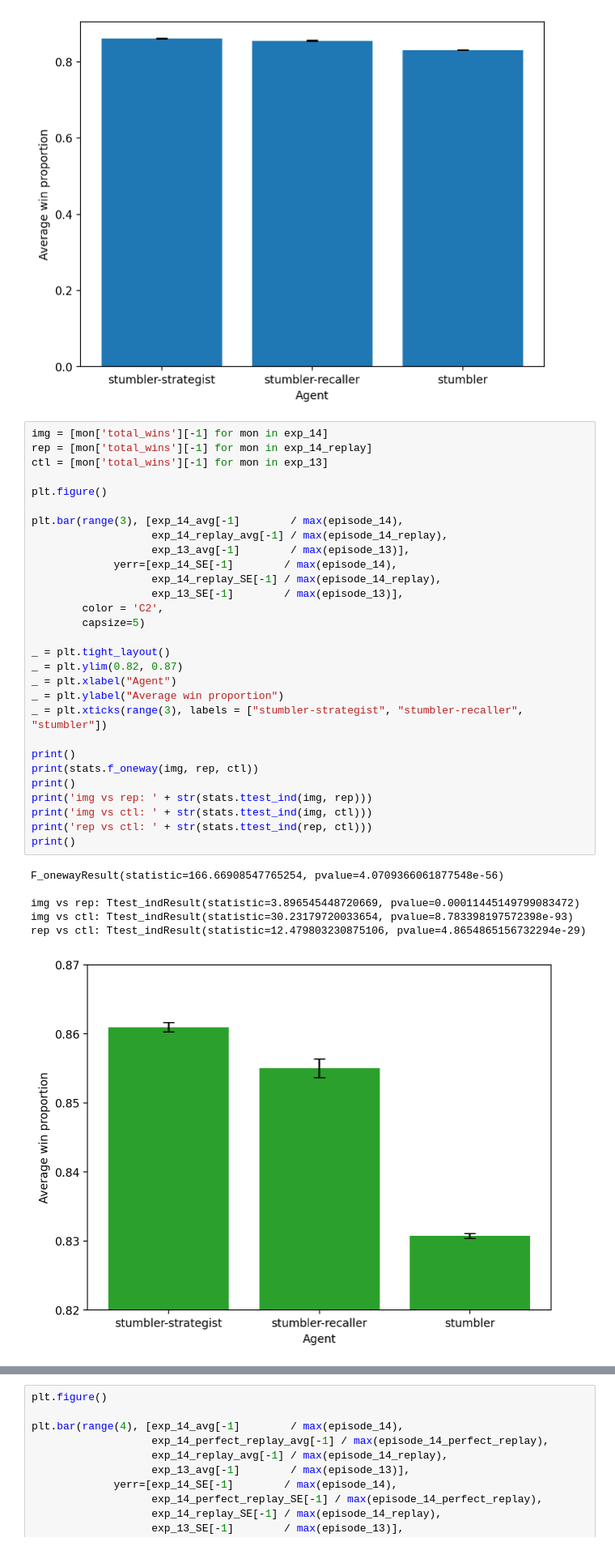
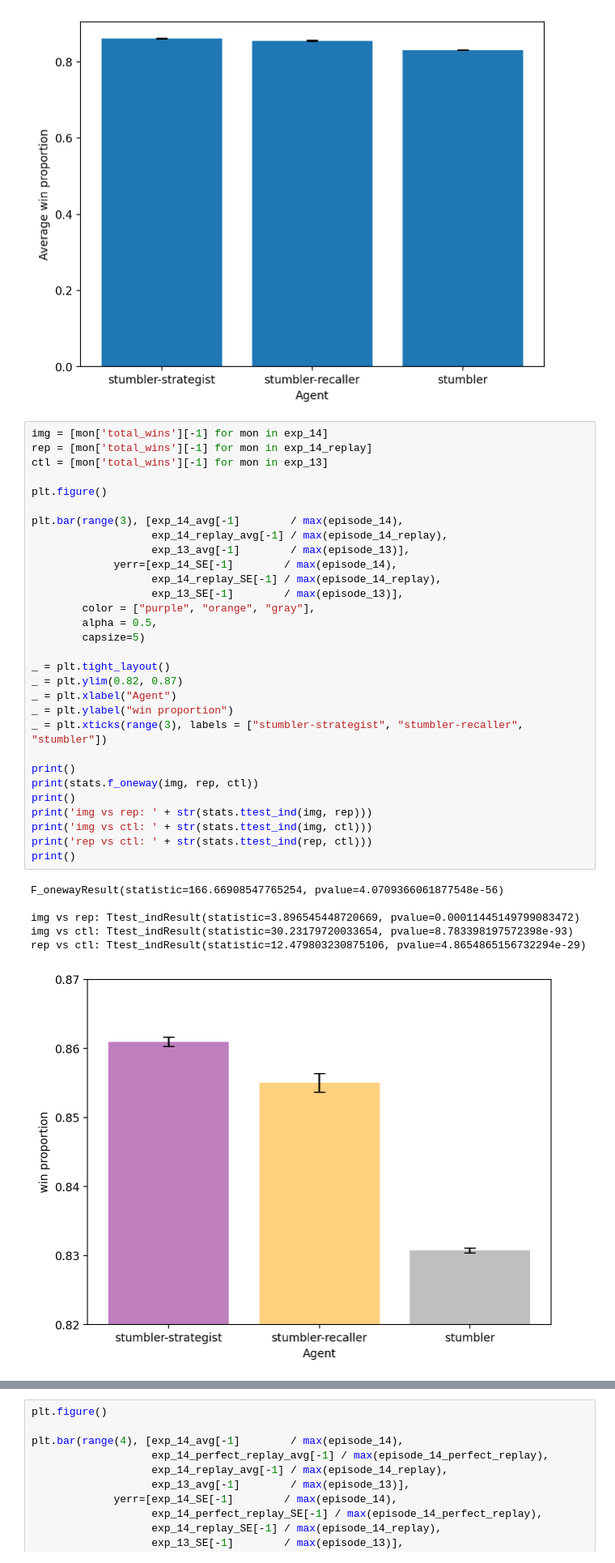
Before and after one commit to CoAxLab/azad-next-move, a Jupyter notebook: notebooks/wythoff_exp13_14.ipynb, the cells around one changed output, grey strips where cells are left out. Shown at 81% size. Saved outputs shown, nothing was run; the diff lists cells and outputs as text.

```diff
--- a/notebooks/wythoff_exp13_14.ipynb
+++ b/notebooks/wythoff_exp13_14.ipynb
@@ -469,36 +576,37 @@ rep = [mon['total_wins'][-1] for mon in exp_14_replay]
 ctl = [mon['total_wins'][-1] for mon in exp_13]
 
 plt.figure()
 
 plt.bar(range(3), [exp_14_avg[-1]        / max(episode_14),
                    exp_14_replay_avg[-1] / max(episode_14_replay),
                    exp_13_avg[-1]        / max(episode_13)],
              yerr=[exp_14_SE[-1]        / max(episode_14),
                    exp_14_replay_SE[-1] / max(episode_14_replay),
                    exp_13_SE[-1]        / max(episode_13)],
-        color = 'C2',
+        color = ["purple", "orange", "gray"],
+        alpha = 0.5,
         capsize=5)
 
 _ = plt.tight_layout()
 _ = plt.ylim(0.82, 0.87)
 _ = plt.xlabel("Agent")
-_ = plt.ylabel("Average win proportion")
+_ = plt.ylabel("win proportion")
 _ = plt.xticks(range(3), labels = ["stumbler-strategist", "stumbler-recaller", "stumbler"])
 
 print()
 print(stats.f_oneway(img, rep, ctl))
 print()
 print('img vs rep: ' + str(stats.ttest_ind(img, rep)))
 print('img vs ctl: ' + str(stats.ttest_ind(img, ctl)))
 print('rep vs ctl: ' + str(stats.ttest_ind(rep, ctl)))
 print()
 # %% [output]
 F_onewayResult(statistic=166.66908547765254, pvalue=4.0709366061877548e-56)
 
 img vs rep: Ttest_indResult(statistic=3.896545448720669, pvalue=0.00011445149799083472)
 img vs ctl: Ttest_indResult(statistic=30.23179720033654, pvalue=8.783398197572398e-93)
 rep vs ctl: Ttest_indResult(statistic=12.479803230875106, pvalue=4.8654865156732294e-29)
-[figure, old version]
+[figure, new version]
 # %%
 plt.figure(figsize=(7, 2.5))
 _ = plt.plot(episode_13, exp_13_avg / episode_13, linestyle="--", color='grey', alpha=.5, linewidth=3, label="Stumbler alone")
```
Also changed, not shown: parts of 5 cells of this notebook, 1 other file.
